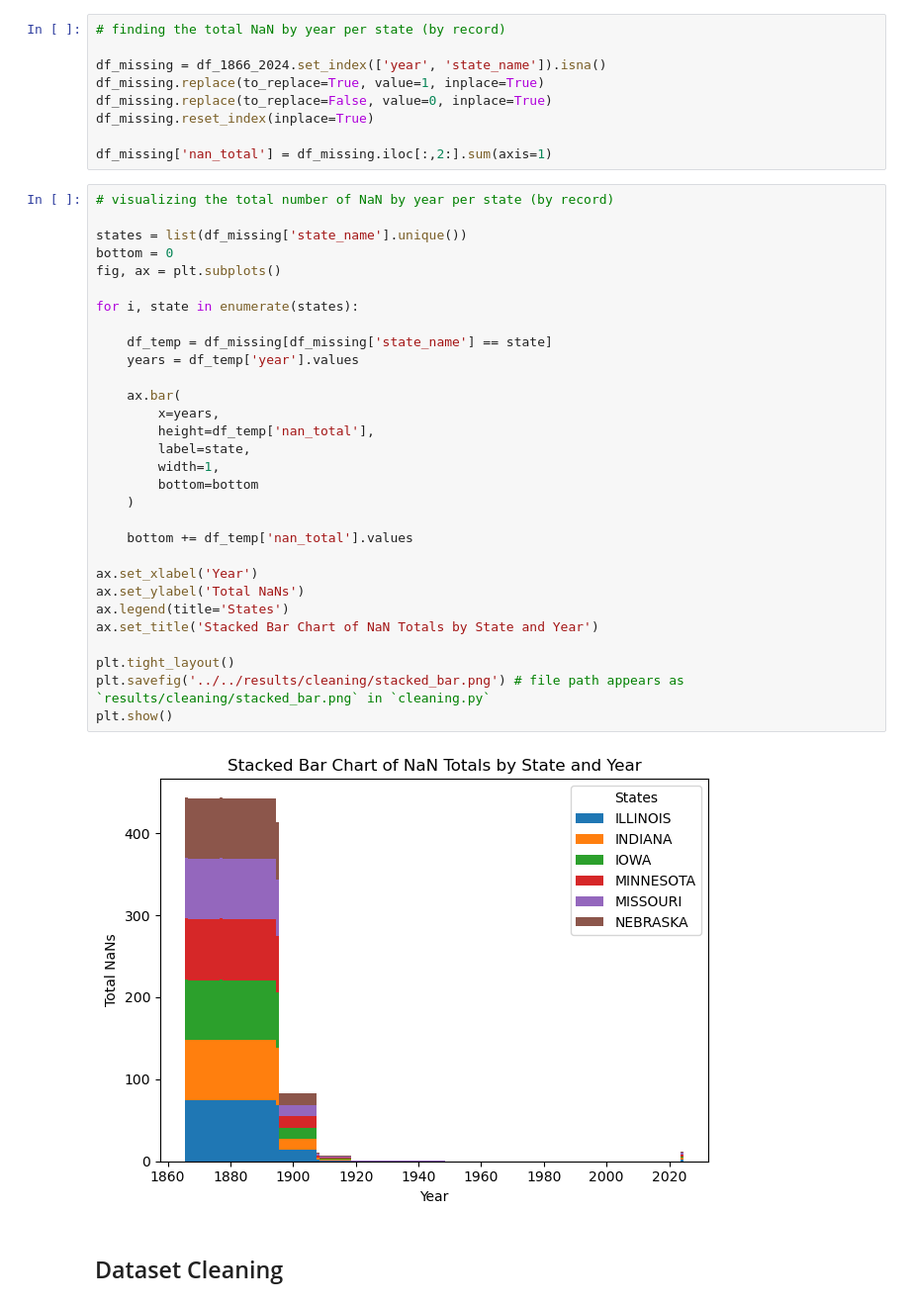
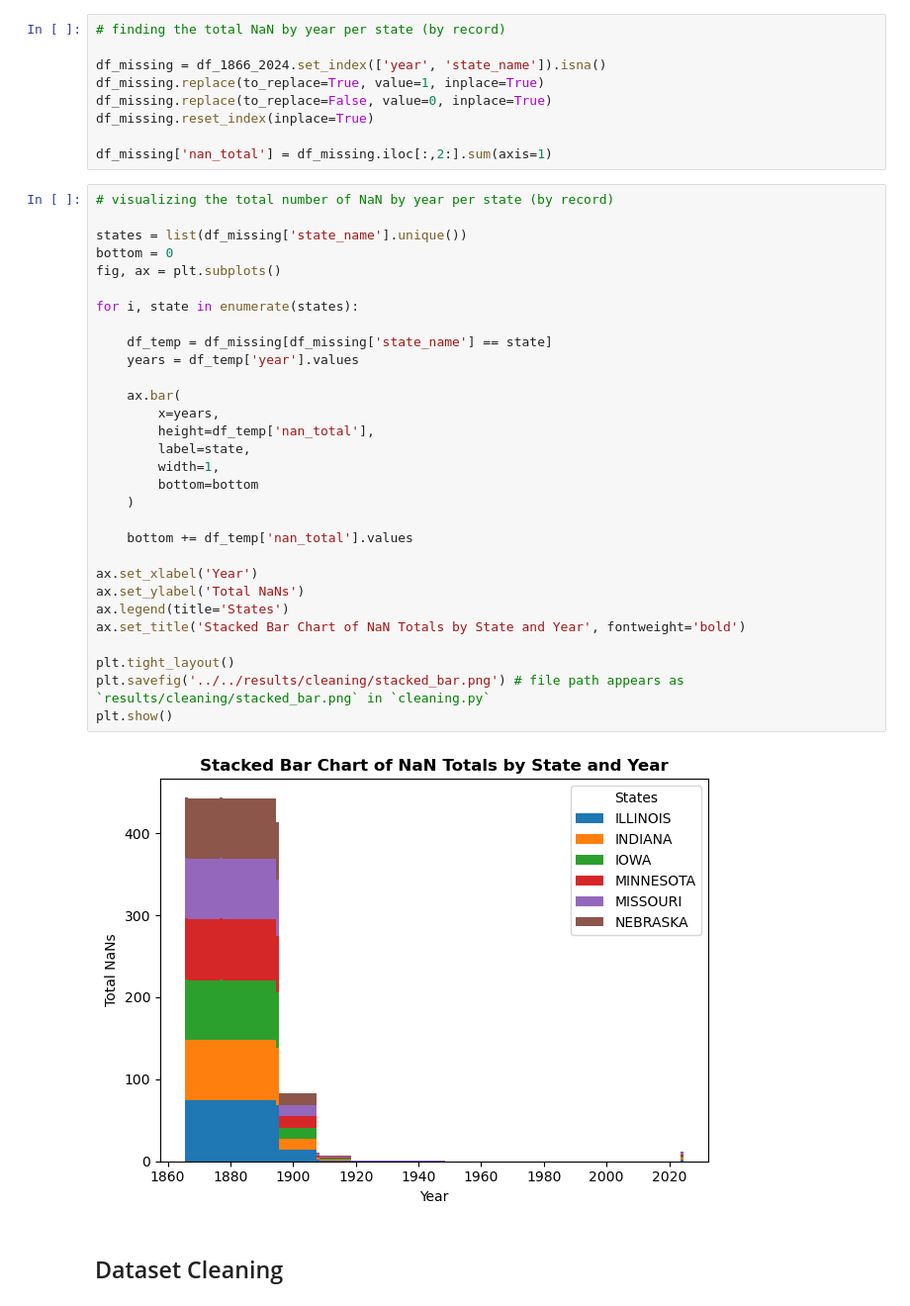
Before and after one commit to BenLeidig/corn-yield-independent, a Jupyter notebook: doc/notebooks/cleaning.ipynb, the cells around one changed output. Shown at 99% size. Drawn from its saved outputs; the diff is of its cells as text.

```diff
--- a/doc/notebooks/cleaning.ipynb
+++ b/doc/notebooks/cleaning.ipynb
@@ -62,35 +64,35 @@ df_missing['nan_total'] = df_missing.iloc[:,2:].sum(axis=1)
 # %%
 # visualizing the total number of NaN by year per state (by record)
 
 states = list(df_missing['state_name'].unique())
 bottom = 0
 fig, ax = plt.subplots()
 
 for i, state in enumerate(states):
 
     df_temp = df_missing[df_missing['state_name'] == state]
     years = df_temp['year'].values
 
     ax.bar(
         x=years,
         height=df_temp['nan_total'],
         label=state,
         width=1,
         bottom=bottom
     )
 
     bottom += df_temp['nan_total'].values
 
 ax.set_xlabel('Year')
 ax.set_ylabel('Total NaNs')
 ax.legend(title='States')
-ax.set_title('Stacked Bar Chart of NaN Totals by State and Year')
+ax.set_title('Stacked Bar Chart of NaN Totals by State and Year', fontweight='bold')
 
 plt.tight_layout()
 plt.savefig('../../results/cleaning/stacked_bar.png') # file path appears as `results/cleaning/stacked_bar.png` in `cleaning.py`
 plt.show()
 # %% [output]
-[figure, old version]
+[figure, new version]
 # %% [markdown]
 ## Dataset Cleaning
 # %%
```
Also changed, not shown: parts of 6 cells of this notebook, 4 other files.
